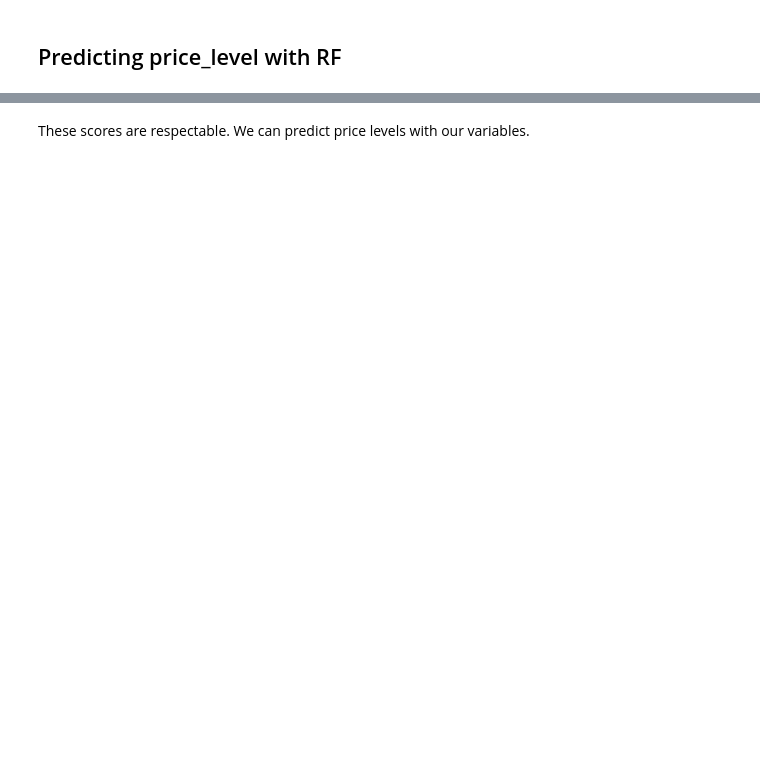
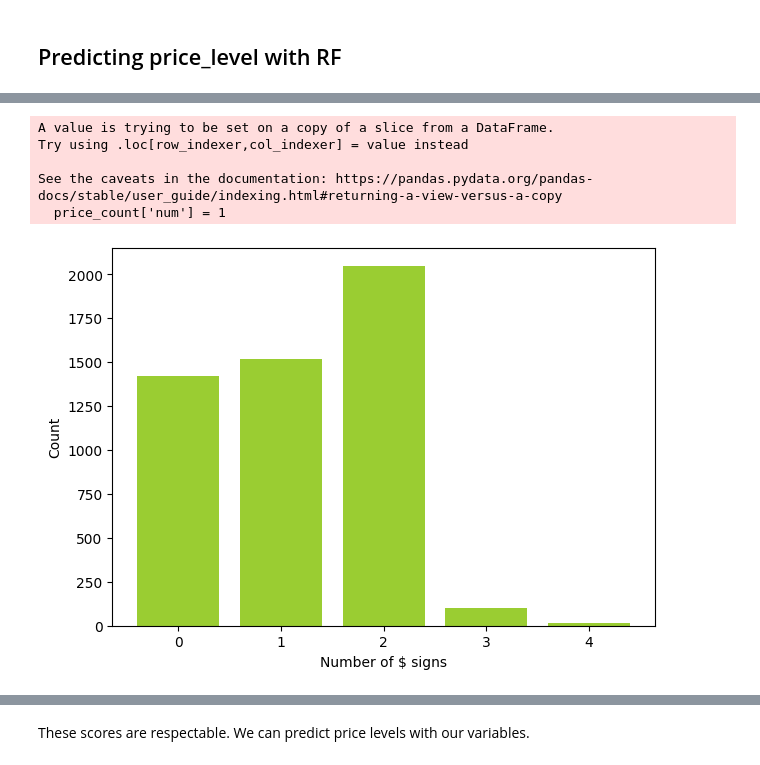
Before and after one commit to jeanetteandrews/RestaurantDensity, a Jupyter notebook: chi2_contingency.ipynb, the cells around one changed output, grey strips where cells are left out. Drawn from its saved outputs; the diff is of its cells as text; code cells hidden in the pictures; blank space fills up the shorter version.

Commit message:
finished price level analysis.

```diff
--- a/chi2_contingency.ipynb
+++ b/chi2_contingency.ipynb
@@ -100,0 +42,6 @@ X_train, X_valid, y_train, y_valid = train_test_split(X, y)
+# %%
+prices = pd.read_csv('hot_encoded_rests.csv')
+prices = prices[['name','lat','lon','code','price_level','rating','user_ratings_total','bar', 'bistro',
+       'cafe', 'fast_food', 'ice_cream', 'juice_bar', 'pub', 'restaurant','chain_False','chain_True']]
+prices.loc[prices['price_level'].isnull(), ['price_level']] = 0 # Make NaN price levels zero.
+prices
@@ -100,0 +62,16 @@ X_train, X_valid, y_train, y_valid = train_test_split(X, y)
+# %%
+plt.figure(figsize=(7, 5), dpi=100)
+price_count = prices[['price_level']]
+price_count['num'] = 1
+price_count = price_count.groupby('price_level').agg('count').reset_index()
+plt.bar(price_count['price_level'], price_count['num'], color='yellowgreen')
+plt.xlabel('Number of $ signs')
+plt.ylabel('Count')
+plt.show()
+# %% [output]
+A value is trying to be set on a copy of a slice from a DataFrame.
+Try using .loc[row_indexer,col_indexer] = value instead
+
+See the caveats in the documentation: https://pandas.pydata.org/pandas-docs/stable/user_guide/indexing.html#returning-a-view-versus-a-copy
+  price_count['num'] = 1
+[figure, added]
```
Also changed, not shown: parts of 11 cells of this notebook.
